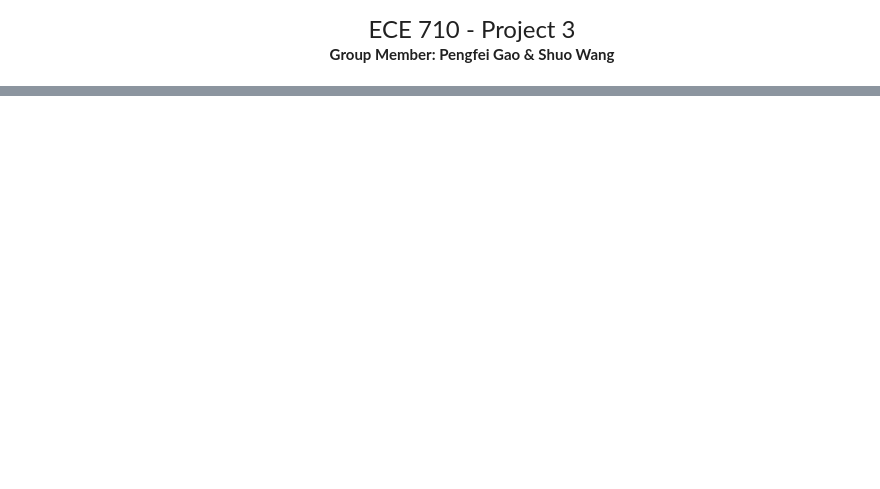
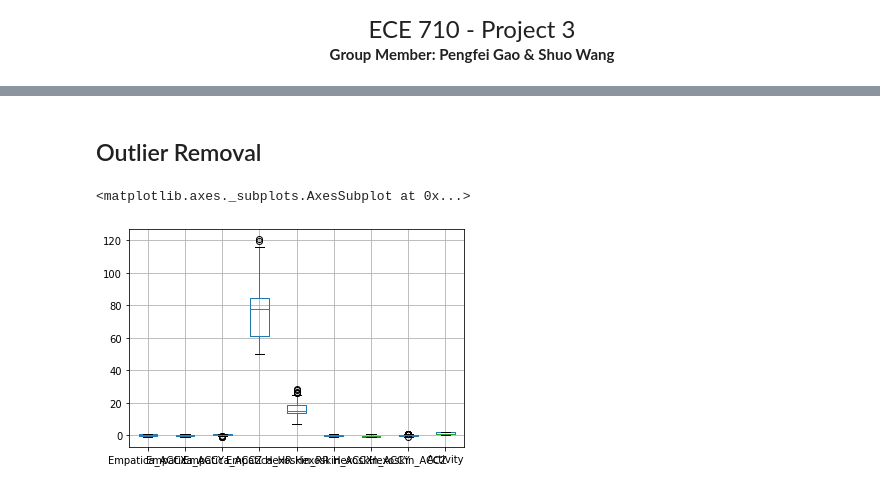
Before and after one commit to Pgao4/Machine_learning_demo, a Jupyter notebook: Heart_Rate.ipynb, the cells around one changed output, grey strips where cells are left out. Saved outputs shown, nothing was run; the diff lists cells and outputs as text; code cells hidden in the pictures; blank space fills up the shorter version.

```diff
--- a/Heart_Rate.ipynb
+++ b/Heart_Rate.ipynb
@@ -42,0 +180,7 @@ Name: Activity, dtype: int64
+# %% [markdown]
+## Outlier Removal
+# %%
+downsample_df.boxplot()
+# %% [output]
+<matplotlib.axes._subplots.AxesSubplot at 0x...>
+[figure, added]
```
Also changed, not shown: parts of 42 cells of this notebook.
